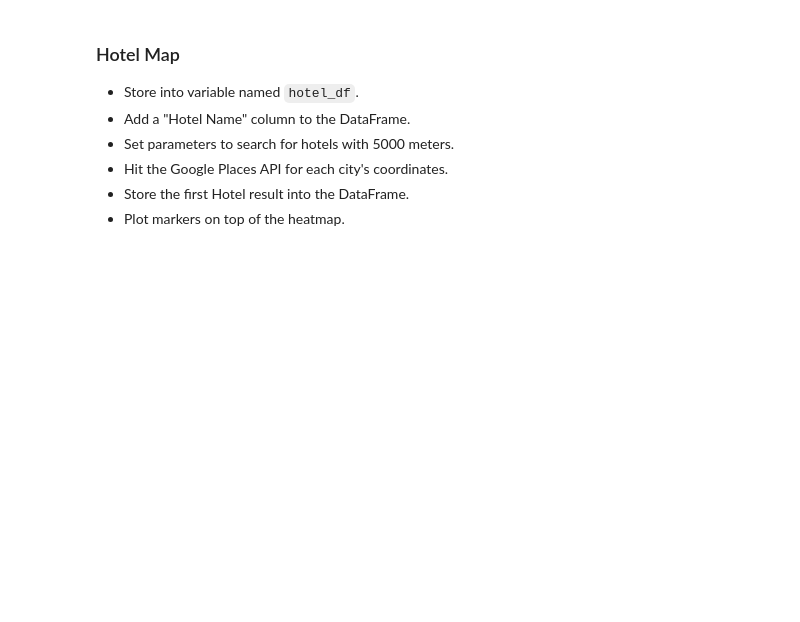
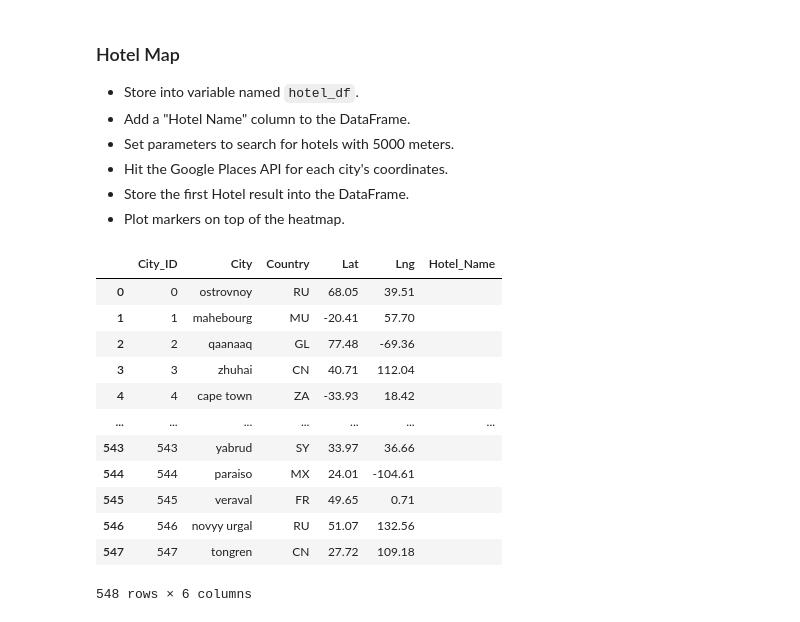
Before and after one commit to MersedehSP/Python_API_Challenge, a Jupyter notebook: starter_code/VacationPy.ipynb, the cells around one changed output. Drawn from its saved outputs; the diff is of its cells as text; code cells hidden in the pictures; blank space fills up the shorter version.

```diff
--- a/starter_code/VacationPy.ipynb
+++ b/starter_code/VacationPy.ipynb
@@ -73,3 +86,22 @@ fig
 * Hit the Google Places API for each city's coordinates.
 * Store the first Hotel result into the DataFrame.
 * Plot markers on top of the heatmap.
+# %%
+hotel_df = new_df.loc[:,["City_ID", "City", "Country", "Lat", "Lng"]]
+hotel_df
+hotel_df["Hotel_Name"]=""
+hotel_df
+# %% [output]
+|  | City_ID | City | Country | Lat | Lng | Hotel_Name |
+| 0 | 0 | ostrovnoy | RU | 68.05 | 39.51 |  |
+| 1 | 1 | mahebourg | MU | -20.41 | 57.70 |  |
+| 2 | 2 | qaanaaq | GL | 77.48 | -69.36 |  |
+| 3 | 3 | zhuhai | CN | 40.71 | 112.04 |  |
+| 4 | 4 | cape town | ZA | -33.93 | 18.42 |  |
+| ... | ... | ... | ... | ... | ... | ... |
+| 543 | 543 | yabrud | SY | 33.97 | 36.66 |  |
+| 544 | 544 | paraiso | MX | 24.01 | -104.61 |  |
+| 545 | 545 | veraval | FR | 49.65 | 0.71 |  |
+| 546 | 546 | novyy urgal | RU | 51.07 | 132.56 |  |
+| 547 | 547 | tongren | CN | 27.72 | 109.18 |  |
+548 rows × 6 columns
```
Also changed, not shown: parts of 3 cells of this notebook.
